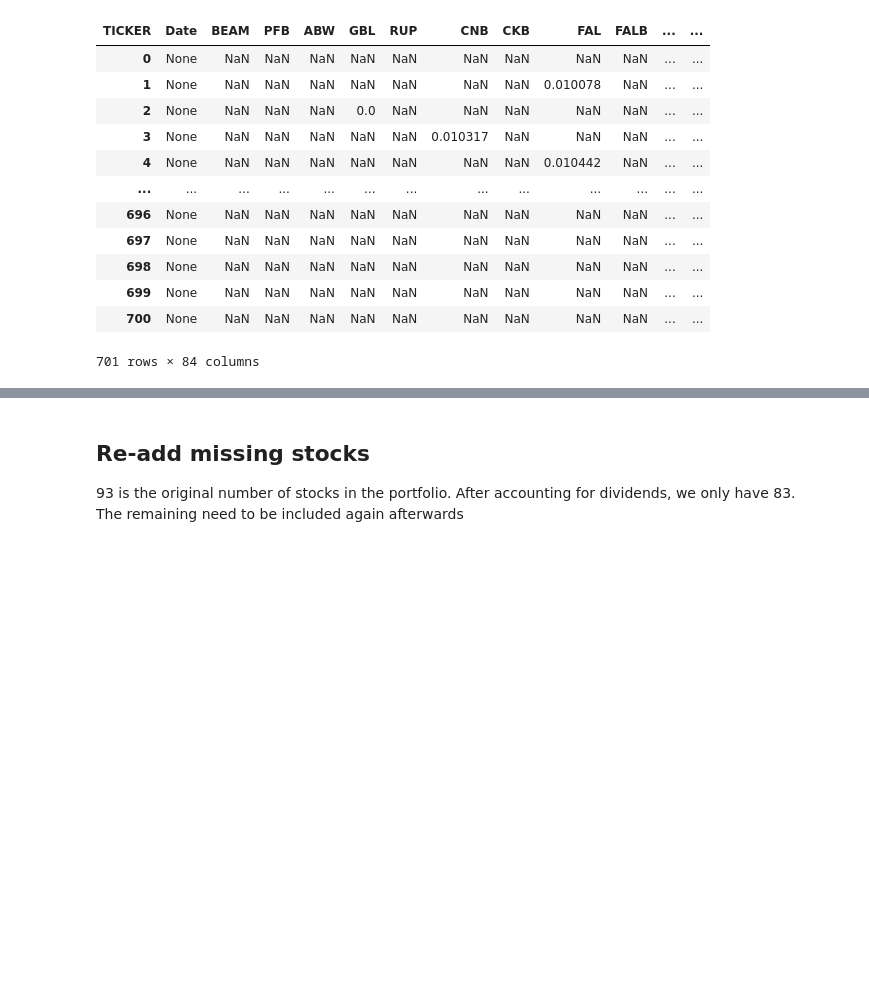
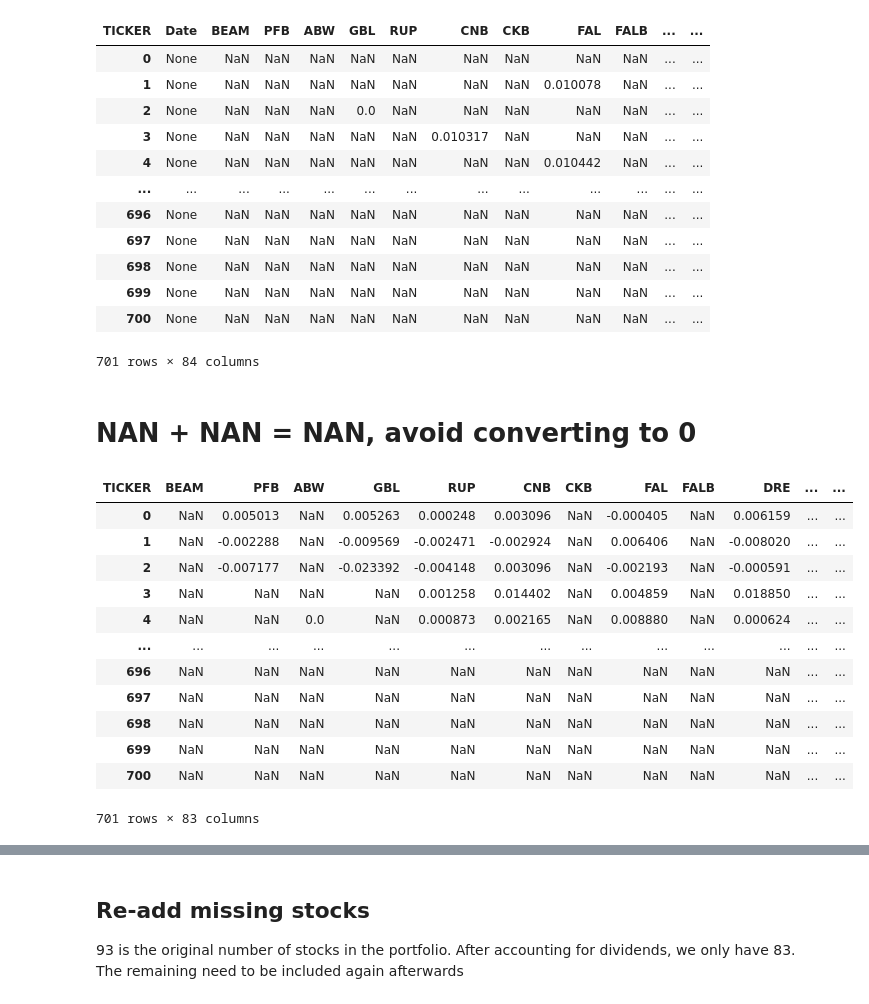
Before and after one commit to statistactics/sin-stocks, a Jupyter notebook: INCLUDING_DIVI_RFR.ipynb, the cells around one changed output, grey strips where cells are left out. Saved outputs shown, nothing was run; the diff lists cells and outputs as text; code cells hidden in the pictures; blank space fills up the shorter version.

```diff
--- a/INCLUDING_DIVI_RFR.ipynb
+++ b/INCLUDING_DIVI_RFR.ipynb
@@ -390,4 +412,23 @@ divi_returns_df
 | 699 | None | NaN | NaN | NaN | NaN | NaN | NaN | NaN | NaN | NaN | ... | ... |
 | 700 | None | NaN | NaN | NaN | NaN | NaN | NaN | NaN | NaN | NaN | ... | ... |
 701 rows × 84 columns
+# %% [markdown]
+# NAN + NAN = NAN, avoid converting to 0
+# %%
+test_portfolio = divi_returns_df.drop("Date", axis = 1).add(portfolio_truncate.drop("Date", axis = 1), fill_value = 0, axis = 1)
+test_portfolio
+# %% [output]
+| TICKER | BEAM | PFB | ABW | GBL | RUP | CNB | CKB | FAL | FALB | DRE | ... | ... |
+| 0 | NaN | 0.005013 | NaN | 0.005263 | 0.000248 | 0.003096 | NaN | -0.000405 | NaN | 0.006159 | ... | ... |
+| 1 | NaN | -0.002288 | NaN | -0.009569 | -0.002471 | -0.002924 | NaN | 0.006406 | NaN | -0.008020 | ... | ... |
+| 2 | NaN | -0.007177 | NaN | -0.023392 | -0.004148 | 0.003096 | NaN | -0.002193 | NaN | -0.000591 | ... | ... |
+| 3 | NaN | NaN | NaN | NaN | 0.001258 | 0.014402 | NaN | 0.004859 | NaN | 0.018850 | ... | ... |
+| 4 | NaN | NaN | 0.0 | NaN | 0.000873 | 0.002165 | NaN | 0.008880 | NaN | 0.000624 | ... | ... |
+| ... | ... | ... | ... | ... | ... | ... | ... | ... | ... | ... | ... | ... |
+| 696 | NaN | NaN | NaN | NaN | NaN | NaN | NaN | NaN | NaN | NaN | ... | ... |
+| 697 | NaN | NaN | NaN | NaN | NaN | NaN | NaN | NaN | NaN | NaN | ... | ... |
+| 698 | NaN | NaN | NaN | NaN | NaN | NaN | NaN | NaN | NaN | NaN | ... | ... |
+| 699 | NaN | NaN | NaN | NaN | NaN | NaN | NaN | NaN | NaN | NaN | ... | ... |
+| 700 | NaN | NaN | NaN | NaN | NaN | NaN | NaN | NaN | NaN | NaN | ... | ... |
+701 rows × 83 columns
 # %%
```
Also changed, not shown: parts of 10 cells of this notebook, 2 other files.
